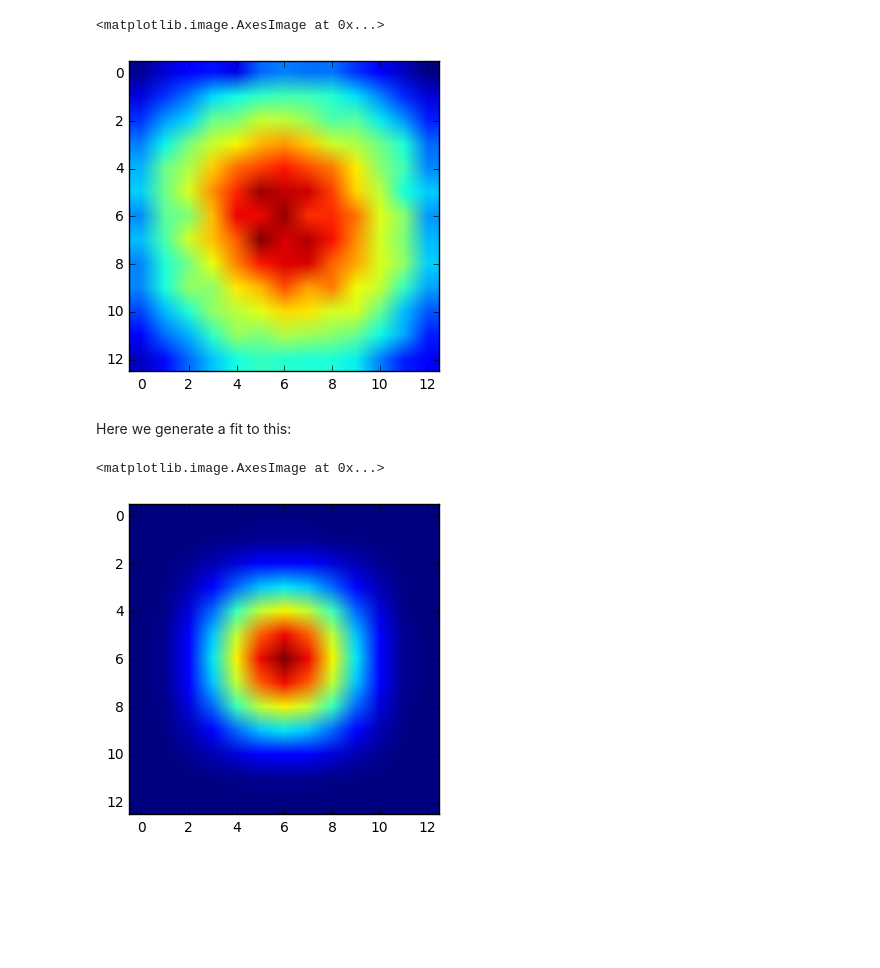
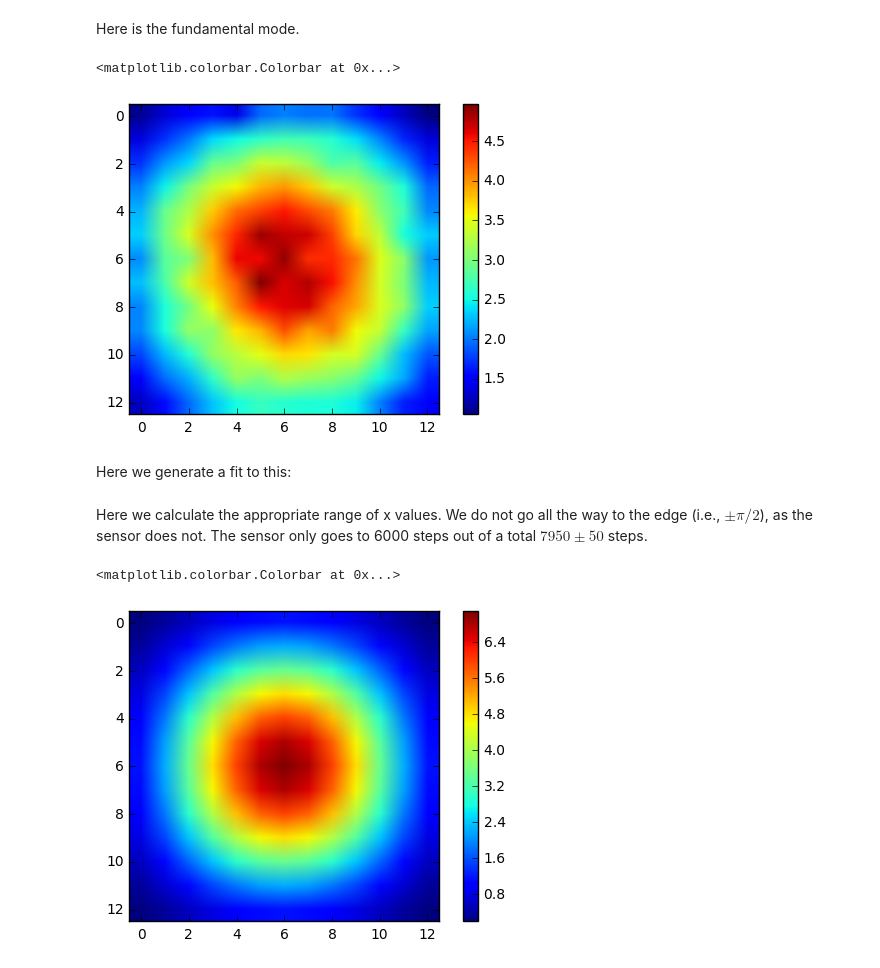
Before and after one commit to ry-dgel/Chladni, a Jupyter notebook: fitting_amplitude_data.ipynb, the cells around one changed output. Cells and saved outputs as stored; diff of their text form; code cells hidden in the pictures; blank space fills up the shorter version.

```diff
--- a/fitting_amplitude_data.ipynb
+++ b/fitting_amplitude_data.ipynb
@@ -8,13 +8,18 @@ from scipy.optimize import minimize
 data_filename = 'data/13_102.5_104.5_0.1.npy'
 amplitude = np.load(data_filename)
 summed_z = np.average(np.abs(amplitude), 2)
+# %% [markdown]
+Here is the fundamental mode.
 # %%
 plt.imshow(summed_z)
+plt.colorbar()
 # %% [output]
-<matplotlib.image.AxesImage at 0x...>
+<matplotlib.colorbar.Colorbar at 0x...>
-[figure, old version]
+[figure, new version]
 # %% [markdown]
 Here we generate a fit to this:
 # %%
 f1 = lambda x: 0.75*(np.cos(x)+.333*np.cos(3*x))
+# %% [markdown]
+Here we calculate the appropriate range of x values. We do not go all the way to the edge (i.e., $\pm\pi/2$), as the sensor does not. The sensor only goes to 6000 steps out of a total $7950\pm50$ steps.
 # %%
@@ -22,7 +31,8 @@ x = np.linspace(-np.pi/2., np.pi/2., 13)
 y = np.copy(x)
 fake_amplitude = np.dot(f1(x[:, None]), f1(x[None, :]))
 # %%
-plt.imshow(fake_amplitude)
+plt.imshow(7.09340111*fake_amplitude)
+plt.colorbar()
 # %% [output]
-<matplotlib.image.AxesImage at 0x...>
+<matplotlib.colorbar.Colorbar at 0x...>
-[figure, old version]
+[figure, new version]
```
Also changed, not shown: parts of 4 cells of this notebook.
